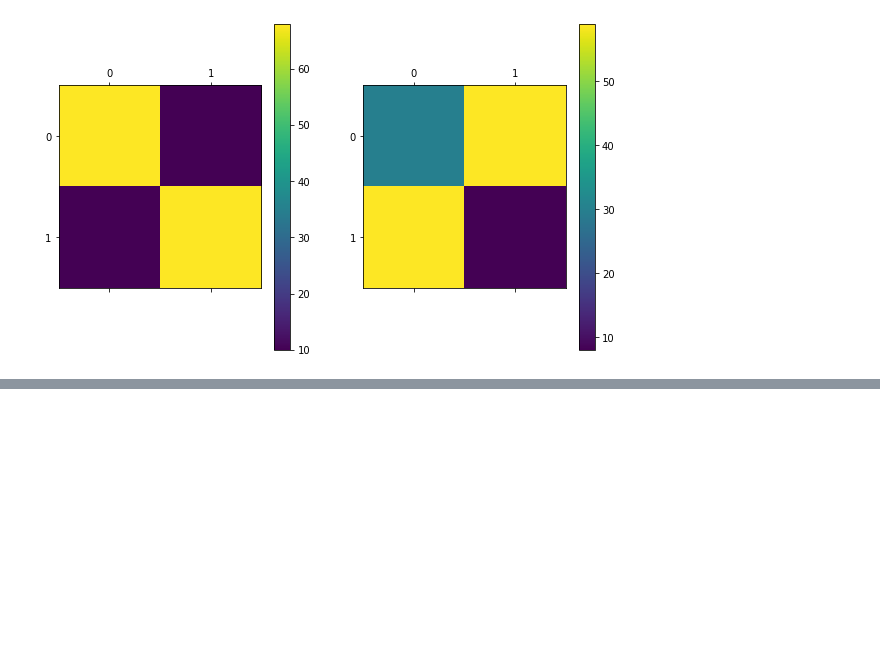
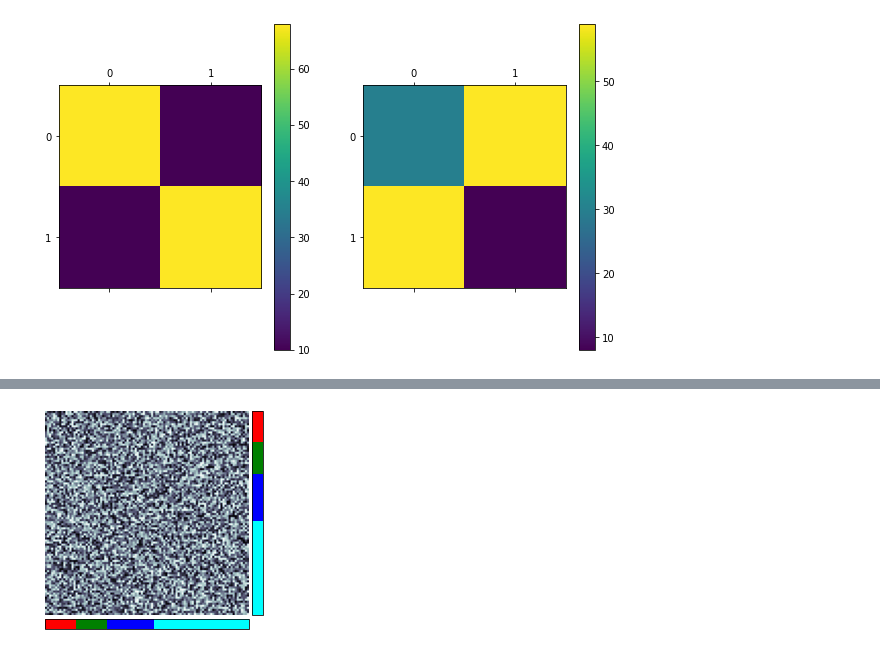
Before and after one commit to JohannesSchulz97/ML-in-climate-science-project, a Jupyter notebook: community_detection/SBM_example.ipynb, the cells around one changed output, grey strips where cells are left out. Cells and saved outputs as stored; diff of their text form; code cells hidden in the pictures; blank space fills up the shorter version.

```diff
--- a/community_detection/SBM_example.ipynb
+++ b/community_detection/SBM_example.ipynb
@@ -419,0 +457,41 @@ plt.show()
+# %%
+from mpl_toolkits.axes_grid1 import make_axes_locatable
+
+data = np.random.random((100, 100))
+
+fig, ax = plt.subplots()
+divider = make_axes_locatable(ax)
+cax_right = divider.append_axes('right', size='5%', pad=0.05)
+cax_bottom = divider.append_axes('bottom', size='5%', pad=0.05)
+
+im = ax.imshow(data, cmap='bone')
+ax.axis('off')
+
+fig.colorbar(
+    mpl.cm.ScalarMappable(cmap=cmap, norm=norm),
+    cax=cax_right,
+    boundaries=[0] + bounds + [13],  # Adding values for extensions.
+    # extend='both',
+    ticks=bounds,
+    spacing='proportional',
+    orientation='vertical',
+    label='Discrete intervals, some other units'
+)
+
+fig.colorbar(
+    mpl.cm.ScalarMappable(cmap=cmap, norm=norm),
+    cax=cax_bottom,
+    boundaries=[0] + bounds + [13],  # Adding values for extensions.
+    # extend='both',
+    ticks=bounds,
+    spacing='proportional',
+    orientation='horizontal',
+    label='Discrete intervals, some other units'
+)
+cax_right.axis('off')
+cax_bottom.axis('off')
+cax_right.invert_yaxis()
+cax_bottom.invert_yaxis()
+plt.show()
+# %% [output]
+[figure, added]
```
Also changed, not shown: parts of 3 cells of this notebook, 23 other files.
